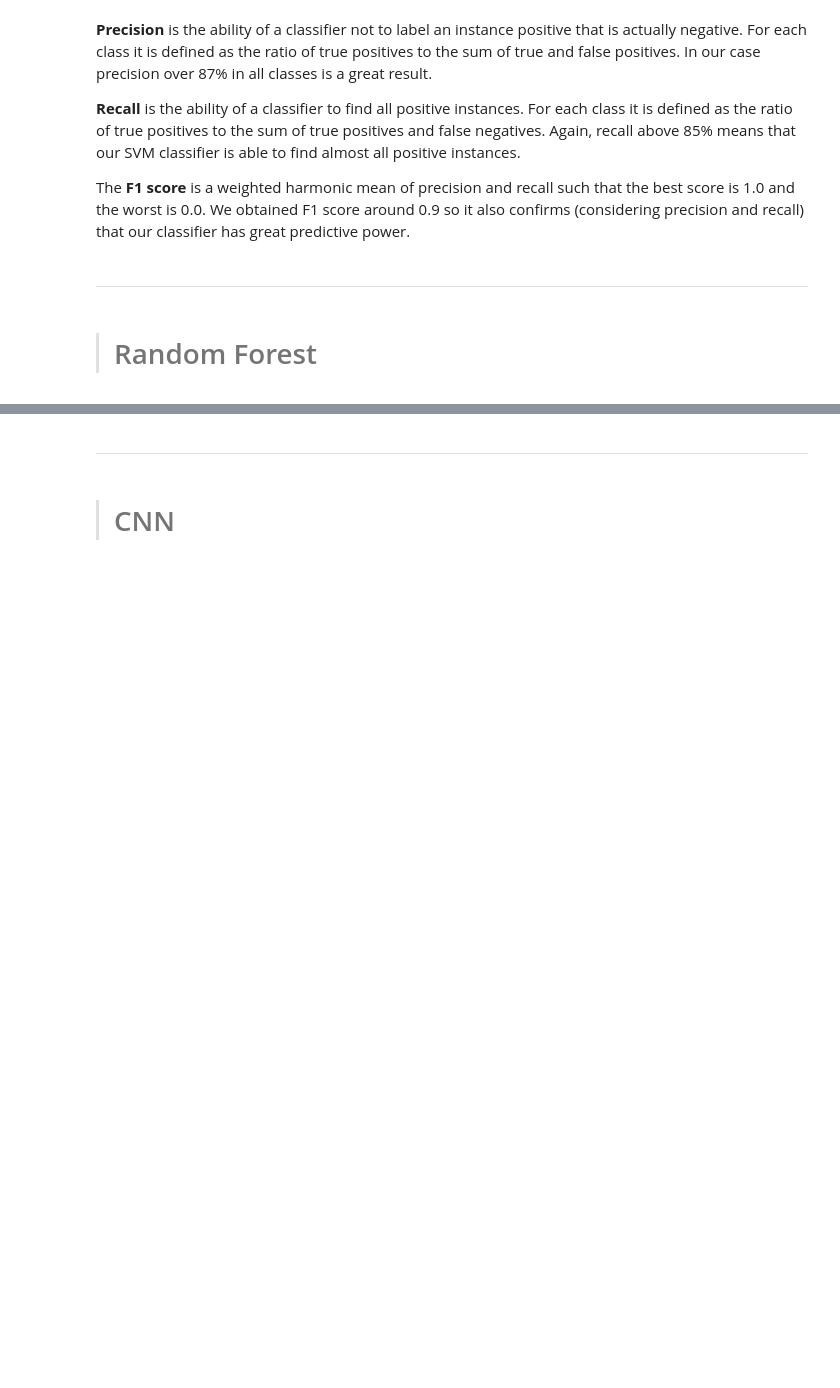
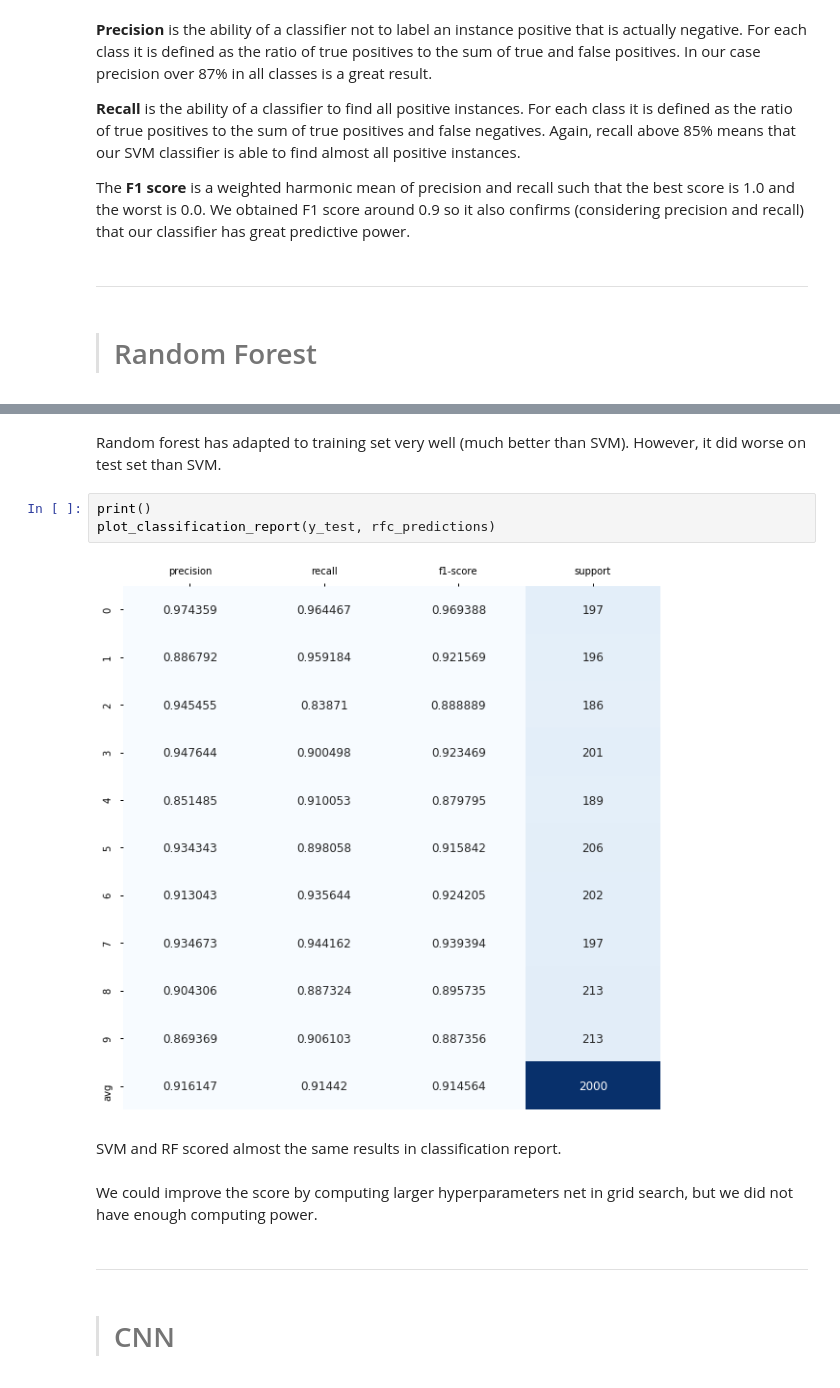
Before and after one commit to blawok/machine-learning-university-projects, a Jupyter notebook: digits/ML1_Classification_MThor_BKowalczuk.ipynb, the cells around one changed output, grey strips where cells are left out. Saved outputs shown, nothing was run; the diff lists cells and outputs as text; blank space fills up the shorter version.

```diff
--- a/digits/ML1_Classification_MThor_BKowalczuk.ipynb
+++ b/digits/ML1_Classification_MThor_BKowalczuk.ipynb
@@ -278,3 +390,14 @@ The <b>F1 score</b> is a weighted harmonic mean of precision and recall such tha
+# %% [markdown]
+Random forest has adapted to training set very well (much better than SVM). However, it did worse on test set than SVM.
+# %%
+print()
+plot_classification_report(y_test, rfc_predictions)
+# %% [output]
+[figure, added]
+# %% [markdown]
+SVM and RF scored almost the same results in classification report.
+# %% [markdown]
+We could improve the score by computing larger hyperparameters net in grid search, but we did not have enough computing power.
 # %% [markdown]
 ***
 # %% [markdown]
```
Also changed, not shown: parts of 24 cells of this notebook.
